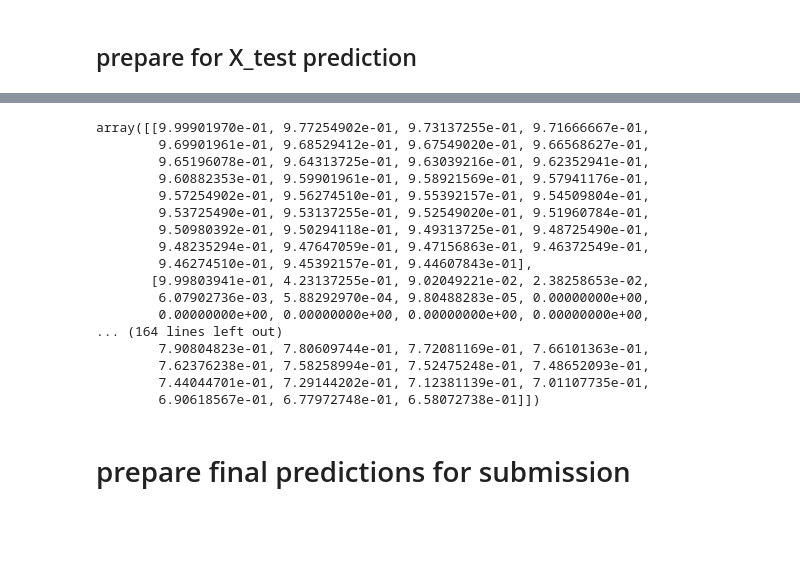
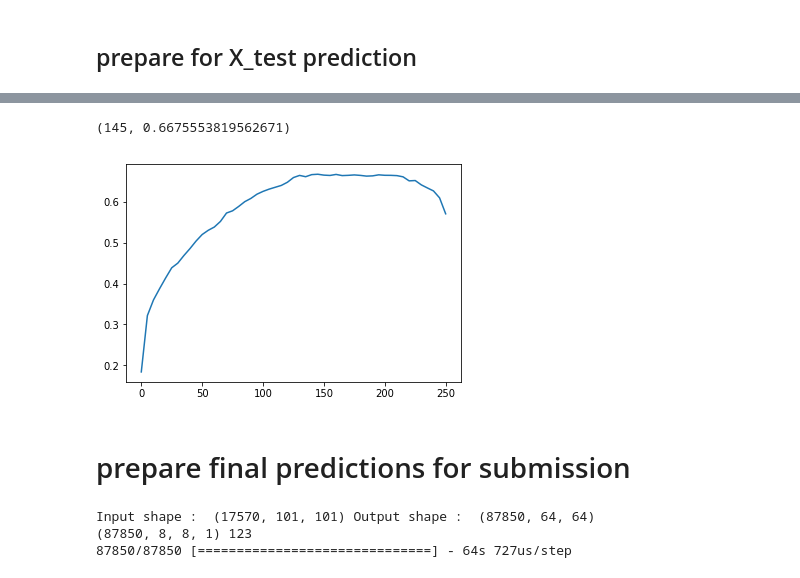
Before and after one commit to rahulpp891994/kaggle_salt_indentification, a Jupyter notebook: initial analysis.ipynb, the cells around one changed output, grey strips where cells are left out. Cells and saved outputs as stored; diff of their text form; code cells hidden in the pictures; blank space fills up the shorter version.

```diff
--- a/initial analysis.ipynb
+++ b/initial analysis.ipynb
@@ -445,22 +444,33 @@ preds_img_101_c#255
 
 def get_iou_of_perdict_vs_actual(pred,actual):
     list_th_iou=[]
-    for th in range(0,175,5):
+    for th in range(0,255,5):
         pred_th=pred>th
+#         print(actual)
+#         plt.figure()
+#         plt.imshow(np.concatenate((actual*255,pred_th*255,pred), axis=1),cmap='gray')
+
+
         intersection=np.logical_and(pred_th,actual)
         union=np.logical_or(pred_th,actual)
-        print(float(np.sum(intersection)),float(np.sum(union)))
-        iou=float(np.sum(intersection))/float(np.sum(union))
+        if float(np.sum(union))==0:
+            iou=1.0
+        else:
+            iou=float(np.sum(intersection))/float(np.sum(union))
+            iou =iou if iou>0.5 else 0
+
         list_th_iou.append(iou)
-        plt.figure()
-        plt.imshow(union)
+#         plt.figure()
+#         print(pred_th*255)
+#         plt.imshow(np.concatenate((actual*255,pred_th*255,pred,intersection*255,union*255), axis=1),cmap='gray')
 
     return list_th_iou
 
+
 list_list_th_iou=[]
-for i in range(1):#preds_img_101_c.shape[0]
+for i in range(750):#preds_img_101_c.shape[0]
     img=preds_img_101_c[i]
-    list_list_th_iou.append(get_iou_of_perdict_vs_actual(img,X_test_101_org[i]))
-    plt.figure()
-    plt.imshow(np.concatenate((img,X_test_101_org[i],y_test_101_org[i],(img>127.5)*255), axis=1),cmap='gray')
+    list_list_th_iou.append(get_iou_of_perdict_vs_actual(img,y_test_101_org[i]/255))
+
+list_list_th_iou
 # %% [output]
@@ -496,26 +494,15 @@ for i in range(1):#preds_img_101_c.shape[0]
 # %%
 def Average(lst):
     return sum(lst) / len(lst)
-[Average(x) for x in np.array(list_list_th_iou).T.tolist()]
-np.array(list_list_th_iou)
+
+list_iou=[Average(x) for x in np.array(list_list_th_iou).T.tolist()]
+plt.plot(range(0,255,5),list_iou)
+
+intensity_th=range(0,255,5)[list_iou.index(max(list_iou))]
+intensity_th,max(list_iou)
 # %% [output]
-array([[9.99901970e-01, 9.77254902e-01, 9.73137255e-01, 9.71666667e-01,
-        9.69901961e-01, 9.68529412e-01, 9.67549020e-01, 9.66568627e-01,
-        9.65196078e-01, 9.64313725e-01, 9.63039216e-01, 9.62352941e-01,
-        9.60882353e-01, 9.59901961e-01, 9.58921569e-01, 9.57941176e-01,
-        9.57254902e-01, 9.56274510e-01, 9.55392157e-01, 9.54509804e-01,
-        9.53725490e-01, 9.53137255e-01, 9.52549020e-01, 9.51960784e-01,
-        9.50980392e-01, 9.50294118e-01, 9.49313725e-01, 9.48725490e-01,
-        9.48235294e-01, 9.47647059e-01, 9.47156863e-01, 9.46372549e-01,
-        9.46274510e-01, 9.45392157e-01, 9.44607843e-01],
-       [9.99803941e-01, 4.23137255e-01, 9.02049221e-02, 2.38258653e-02,
-        6.07902736e-03, 5.88292970e-04, 9.80488283e-05, 0.00000000e+00,
-        0.00000000e+00, 0.00000000e+00, 0.00000000e+00, 0.00000000e+00,
-... (164 lines left out)
-        7.90804823e-01, 7.80609744e-01, 7.72081169e-01, 7.66101363e-01,
-        7.62376238e-01, 7.58258994e-01, 7.52475248e-01, 7.48652093e-01,
-        7.44044701e-01, 7.29144202e-01, 7.12381139e-01, 7.01107735e-01,
-        6.90618567e-01, 6.77972748e-01, 6.58072738e-01]])
+(145, 0.6675553819562671)
+[figure, added]
 # %%
 def RLenc(img, order='F', format=True):
     """
@@ -598,7 +585,7 @@ for i,img_path in enumerate(glob(PATH+"\\data\\test\\images\\*")):
 
     if np.average(n)!=0:
         n=cv2.resize(n,(101,101),interpolation = cv2.INTER_CUBIC)
-        n = cv2.cvtColor(n,cv2.COLOR_BGR2GRAY).astype('float32') / 255.
+        n = cv2.cvtColor(n,cv2.COLOR_BGR2GRAY).astype('float32') / 255.-0.5
         n_depth=df_depth[df_depth["id"]==img_id+".png"]['z'].values[0]
 
         X_preds_img_id.append(img_id)
@@ -630,6 +617,10 @@ submi_img_101[:,ch_mid_idx[0]:ch_mid_idx[1],ch_mid_idx[0]:ch_mid_idx[1]]=submi_i
 
 
 submi_img_101_c=submi_img_101/get_101_dividing_np_array()*255.0
-submi_img_101_c=(submi_img_101_c>127.5).astype(np.uint8)
+submi_img_101_c=(submi_img_101_c>155).astype(np.uint8)
 
 output_X_submi=[RLenc(submi_img_101_c[i], order='F', format=True) for i in range(len(submi_img_101_c))]
+# %% [output]
+Input shape :  (17570, 101, 101) Output shape :  (87850, 64, 64)
+(87850, 8, 8, 1) 123
+87850/87850 [==============================] - 64s 727us/step
```
Also changed, not shown: parts of 9 cells of this notebook.
